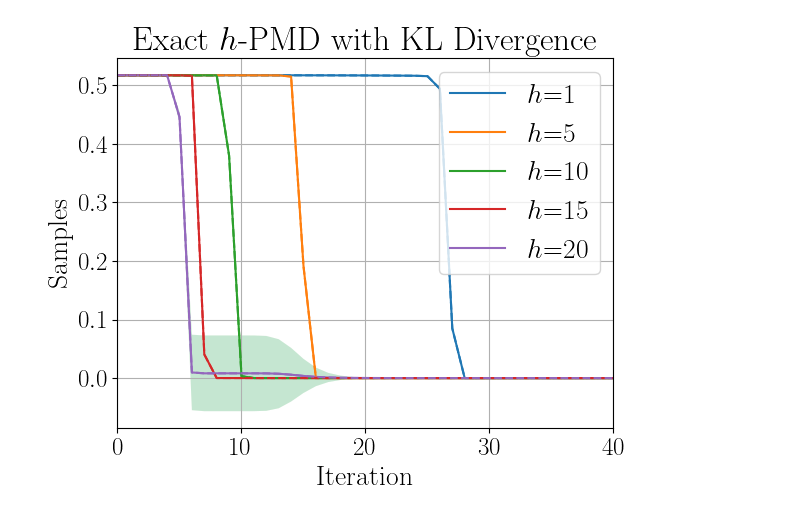
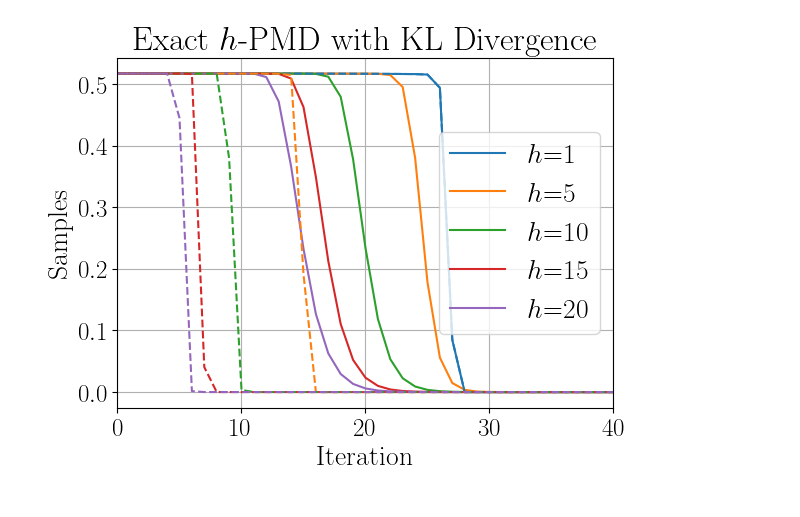
Before and after one commit to kprotopapas/pmdlookahead, a Jupyter notebook: analysis.ipynb, the cells around one changed output. Drawn from its saved outputs; the diff is of its cells as text; code cells hidden in the pictures.

```diff
--- a/analysis.ipynb
+++ b/analysis.ipynb
@@ -12,7 +12,7 @@ metric = 'suboptimality'
 inexact = False
 n = 5
 limit = 90
-runs = api.runs(path=path, filters={'group': f'{alg}_fixed_lr'})
+runs = api.runs(path=path, filters={'group': f'{alg}_v1_exact'})
 dfs = {d: [] for d in [1, 5, 10, 15, 20]}
 # %%
 cutoff = 5 if inexact else 4
@@ -27,18 +27,18 @@ for run in runs:
 # %%
 n = 5
 # %%
-dfs_small = {k: v[:n] for k, v in dfs.items()}
-joined = {k: pd.concat(v, axis=1) for k, v in dfs.items()}
+dfs_small = {k: v[5:] for k, v in dfs.items()}
+joined = {k: pd.concat(v, axis=1) for k, v in dfs_small.items()}
 stds = {k: v.std(axis=1).rename(f'{k}-std') for k, v in joined.items()}
 means = {k: v.mean(axis=1).rename(f'{k}-mean') for k, v in joined.items()}
 # %%
-means_df = pd.concat(means.values(), axis=1).iloc[:limit]
-stds_df = pd.concat(stds.values(), axis=1).iloc[:limit]
-means_df = means_df - means_df.min()
+# means_df = pd.concat(means.values(), axis=1).iloc[:limit]
+# stds_df = pd.concat(stds.values(), axis=1).iloc[:limit]
+# means_df = means_df - means_df.min()
 # %%
-# means_df_other = pd.concat(means.values(), axis=1).iloc[:limit]
-# stds_df_other = pd.concat(stds.values(), axis=1).iloc[:limit]
-# means_df_other = means_df - means_df.min()
+means_df_other = pd.concat(means.values(), axis=1).iloc[:limit]
+stds_df_other = pd.concat(stds.values(), axis=1).iloc[:limit]
+means_df_other = means_df_other - means_df_other.min()
 # %%
 import matplotlib.pyplot as plt
 # choose a large font size by default and use tex for math
@@ -47,31 +47,32 @@ params = {'axes.labelsize': fontsize + 2,
       'font.size': fontsize + 2,
       'legend.fontsize': fontsize + 2,
       'xtick.labelsize': fontsize,
       'ytick.labelsize': fontsize,
       'text.usetex': True}
 plt.rcParams.update(params)
 plt.rc('font', family='Times New Roman')
 fig, ax = plt.subplots()
 ax.plot(means_df)
 plt.gca().set_prop_cycle(None)
 ax.plot(means_df_other, linestyle='dashed')
 for name, std in stds_df.items():
     depth = int(name[:-4])
     mean_name = f'{depth}-mean'
     mean = means_df[mean_name]
     mean_other = means_df_other[mean_name]
     std_other = stds_df_other[name]
     ax.fill_between(std.index, mean - std, mean + std, alpha=0.2)
     ax.fill_between(std_other.index, mean_other - std_other, mean_other + std_other, alpha=0.2)
 
 
 ax.grid(visible=True)
 ax.set_xlabel('Iteration')
 ax.set_ylabel('Samples')
 ax.set_xlim(0, 40)
 legends = [f'$h$={depth}' for depth in [1, 5, 10, 15, 20]]
 ax.legend(legends)
 ax.set_title('Exact $h$-PMD with KL Divergence')
+plt.subplots_adjust(bottom=0.15)
 plt.savefig(f'{alg}_exact.pdf')
 # %% [output]
-[figure, old version]
+[figure, new version]
```
Also changed, not shown: 7 other files.
